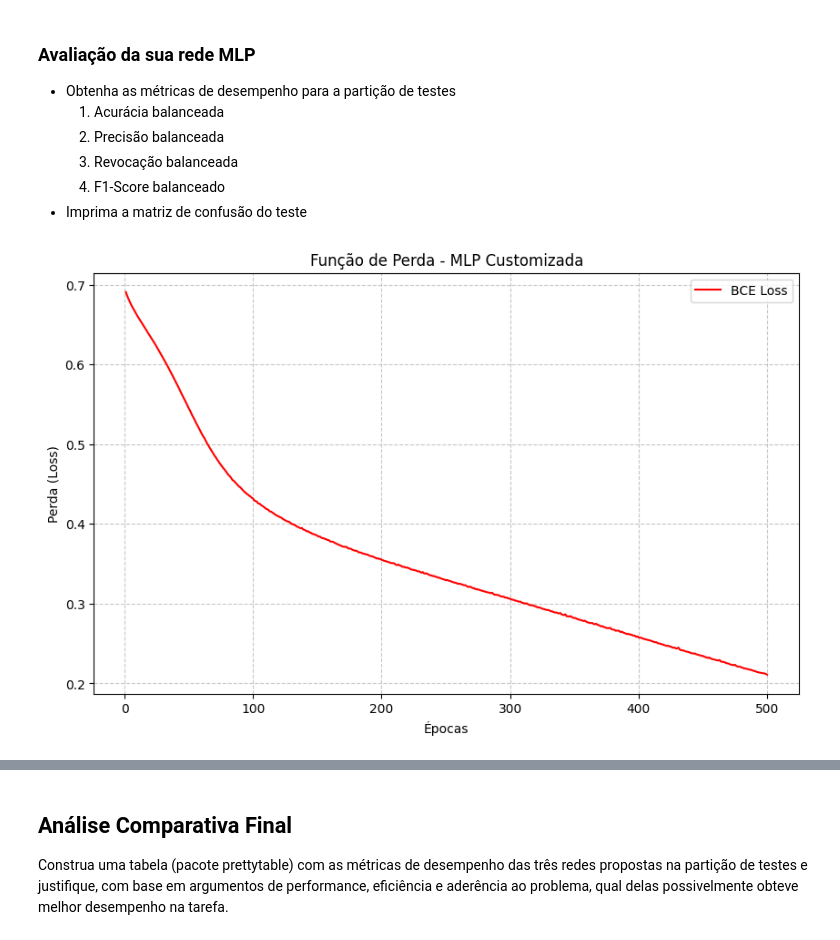
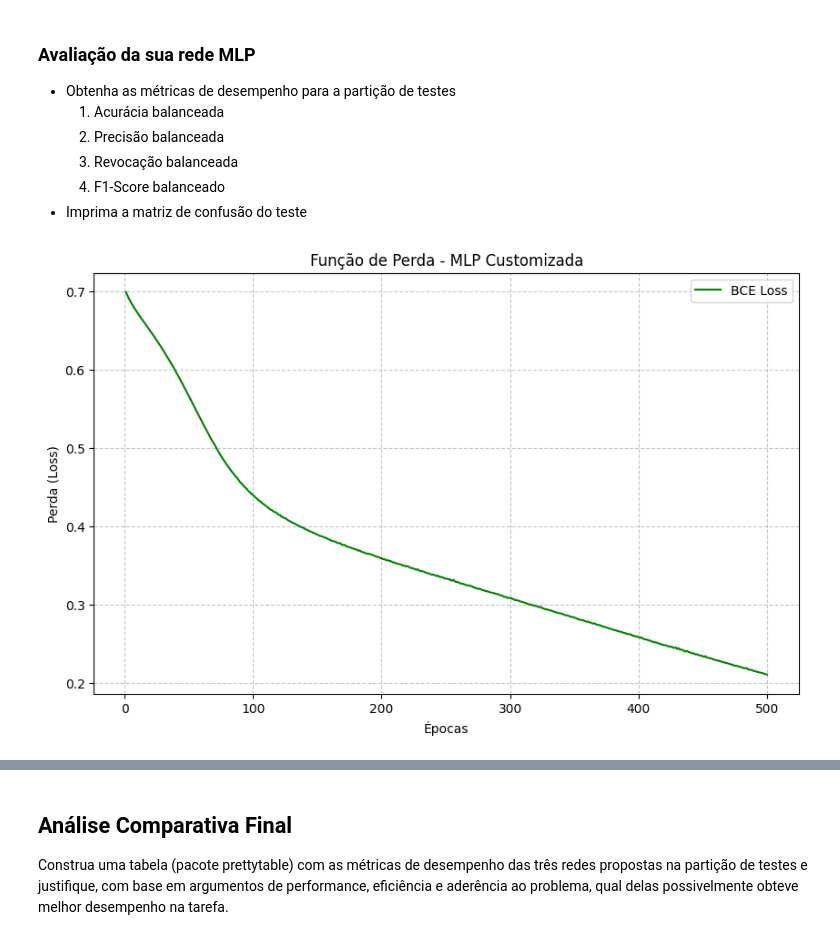
Before and after one commit to RaffaellaSantos/rede_mlp, a Jupyter notebook: Topicos1-2026.1-Tarefa2.ipynb, the cells around one changed output, grey strips where cells are left out. Saved outputs shown, nothing was run; the diff lists cells and outputs as text; code cells hidden in the pictures.

```diff
--- a/Topicos1-2026.1-Tarefa2.ipynb
+++ b/Topicos1-2026.1-Tarefa2.ipynb
@@ -530,15 +534,15 @@ Epoch 500/500, Loss: 0.2111
 - Imprima a matriz de confusão do teste
 # %%
 plt.figure(figsize=(10, 6))
-plt.plot(range(1, epochs + 1), custom_losses, color='red', label='BCE Loss')
+plt.plot(range(1, epochs + 1), custom_losses, color='green', label='BCE Loss')
 plt.title('Função de Perda - MLP Customizada')
 plt.xlabel('Épocas')
 plt.ylabel('Perda (Loss)')
 plt.grid(True, linestyle='--', alpha=0.7)
 plt.legend()
 plt.show()
 # %% [output]
-[figure, old version]
+[figure, new version]
 # %%
 custom_model.eval()
 
```
Also changed, not shown: parts of 17 cells of this notebook.
